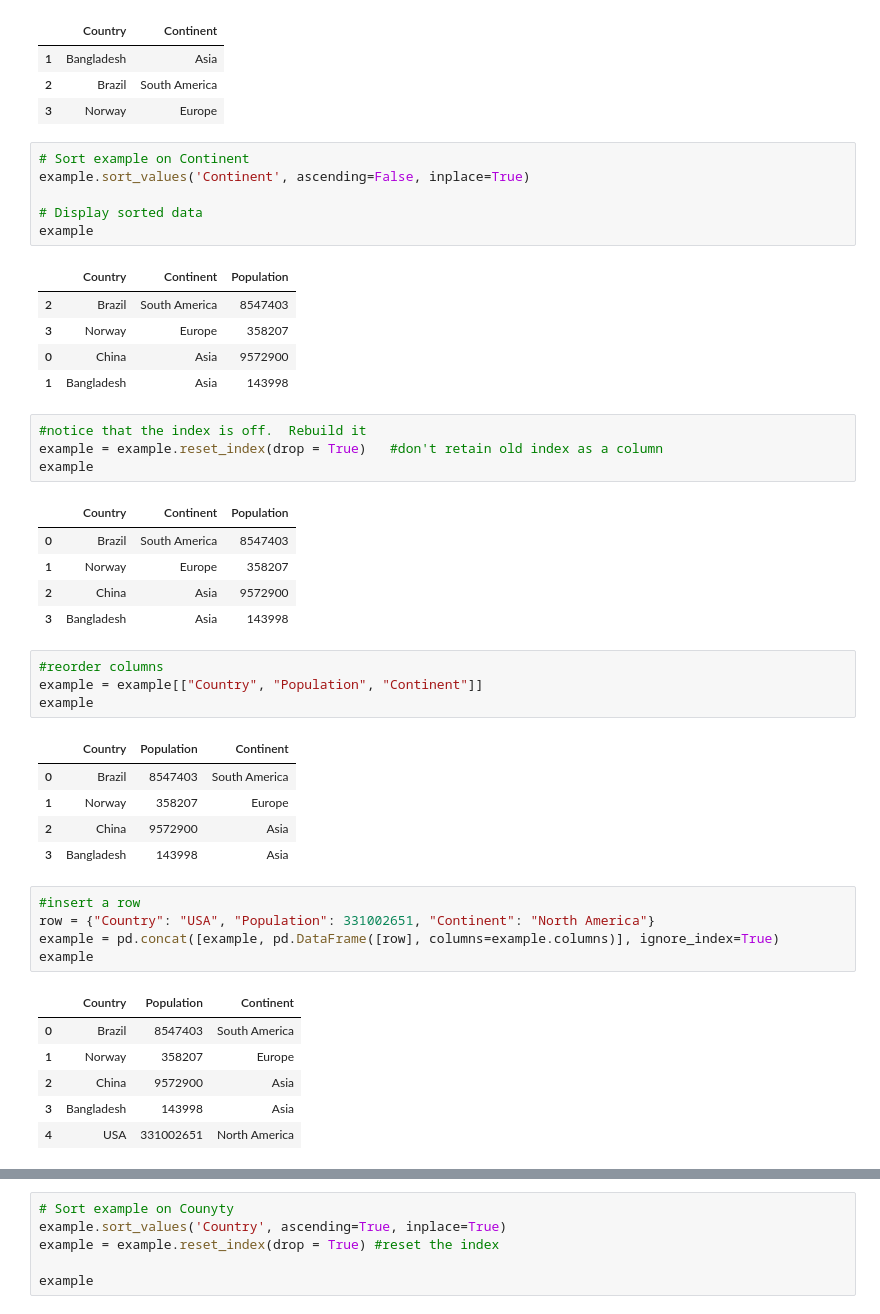
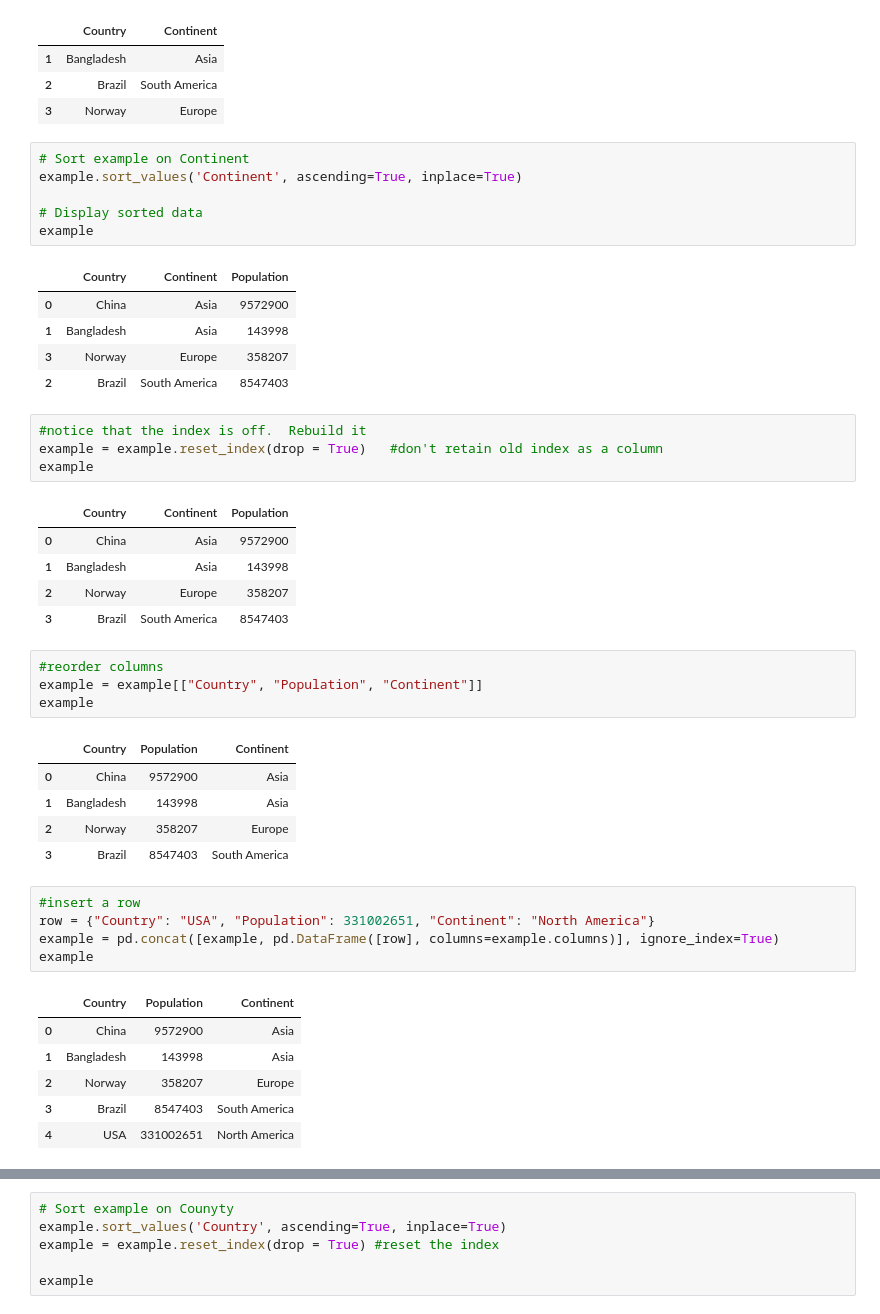
Before and after one commit to simon-techkid/CPSC222, a Jupyter notebook: F-Wrangle-Manipulate/A-Wrangling.ipynb, the cells around one changed output, grey strips where cells are left out. Saved outputs shown, nothing was run; the diff lists cells and outputs as text.

```diff
--- a/F-Wrangle-Manipulate/A-Wrangling.ipynb
+++ b/F-Wrangle-Manipulate/A-Wrangling.ipynb
@@ -45,36 +45,36 @@ example.loc[1:3, 'Country':'Continent']
 | 3 | Norway | Europe |
 # %%
 # Sort example on Continent
-example.sort_values('Continent', ascending=False, inplace=True)
+example.sort_values('Continent', ascending=True, inplace=True)
 
 # Display sorted data
 example
 # %% [output]
 |  | Country | Continent | Population |
-| 2 | Brazil | South America | 8547403 |
-| 3 | Norway | Europe | 358207 |
 | 0 | China | Asia | 9572900 |
 | 1 | Bangladesh | Asia | 143998 |
+| 3 | Norway | Europe | 358207 |
+| 2 | Brazil | South America | 8547403 |
 # %%
 #notice that the index is off.  Rebuild it
 example = example.reset_index(drop = True)   #don't retain old index as a column
 example
 # %% [output]
 |  | Country | Continent | Population |
-| 0 | Brazil | South America | 8547403 |
-| 1 | Norway | Europe | 358207 |
-| 2 | China | Asia | 9572900 |
-| 3 | Bangladesh | Asia | 143998 |
+| 0 | China | Asia | 9572900 |
+| 1 | Bangladesh | Asia | 143998 |
+| 2 | Norway | Europe | 358207 |
+| 3 | Brazil | South America | 8547403 |
 # %%
 #reorder columns
 example = example[["Country", "Population", "Continent"]]
 example
 # %% [output]
 |  | Country | Population | Continent |
-| 0 | Brazil | 8547403 | South America |
-| 1 | Norway | 358207 | Europe |
-| 2 | China | 9572900 | Asia |
-| 3 | Bangladesh | 143998 | Asia |
+| 0 | China | 9572900 | Asia |
+| 1 | Bangladesh | 143998 | Asia |
+| 2 | Norway | 358207 | Europe |
+| 3 | Brazil | 8547403 | South America |
 # %%
 #insert a row
 row = {"Country": "USA", "Population": 331002651, "Continent": "North America"}
@@ -82,10 +82,10 @@ example = pd.concat([example, pd.DataFrame([row], columns=example.columns)], ign
 example
 # %% [output]
 |  | Country | Population | Continent |
-| 0 | Brazil | 8547403 | South America |
-| 1 | Norway | 358207 | Europe |
-| 2 | China | 9572900 | Asia |
-| 3 | Bangladesh | 143998 | Asia |
+| 0 | China | 9572900 | Asia |
+| 1 | Bangladesh | 143998 | Asia |
+| 2 | Norway | 358207 | Europe |
+| 3 | Brazil | 8547403 | South America |
 | 4 | USA | 331002651 | North America |
 # %%
 #an easier way. A recent addition to Pandas
```
Also changed, not shown: parts of 5 cells of this notebook, 13 other files.
